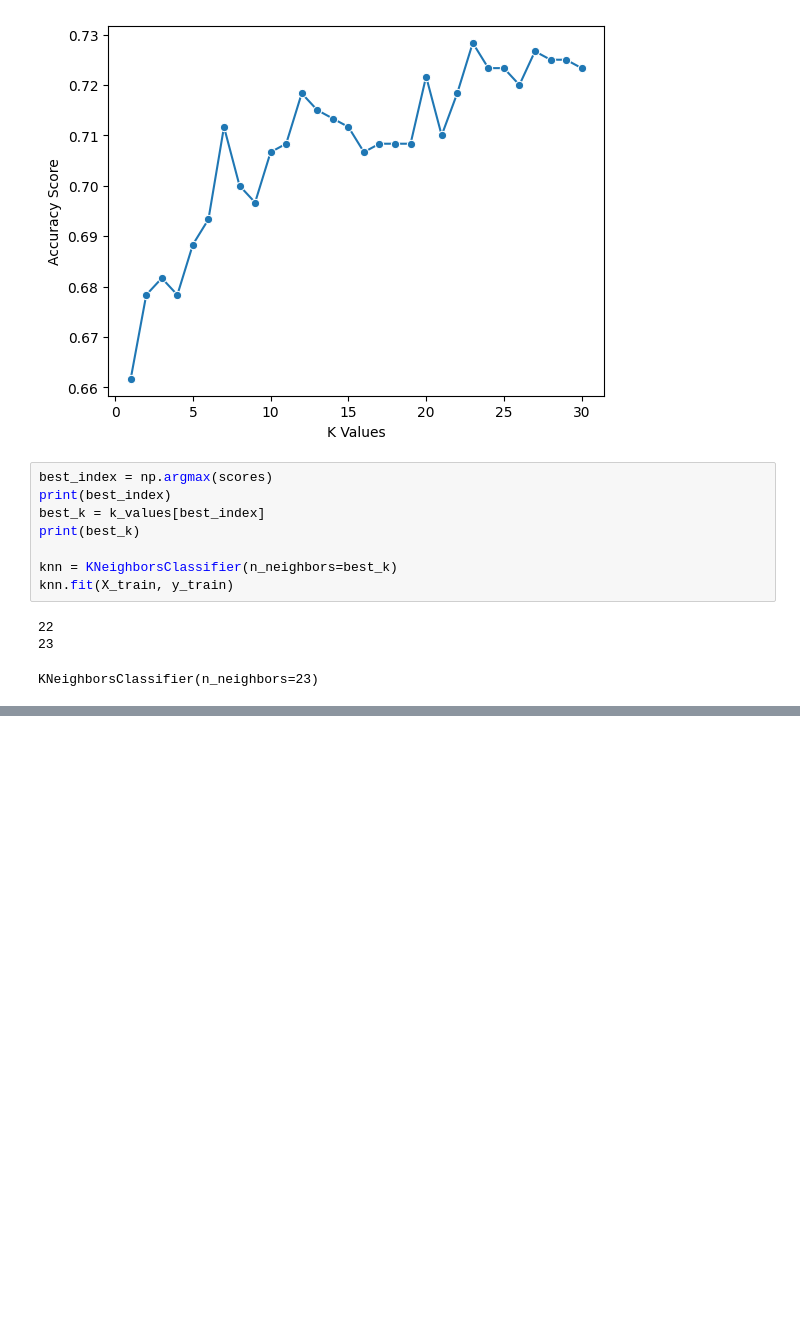
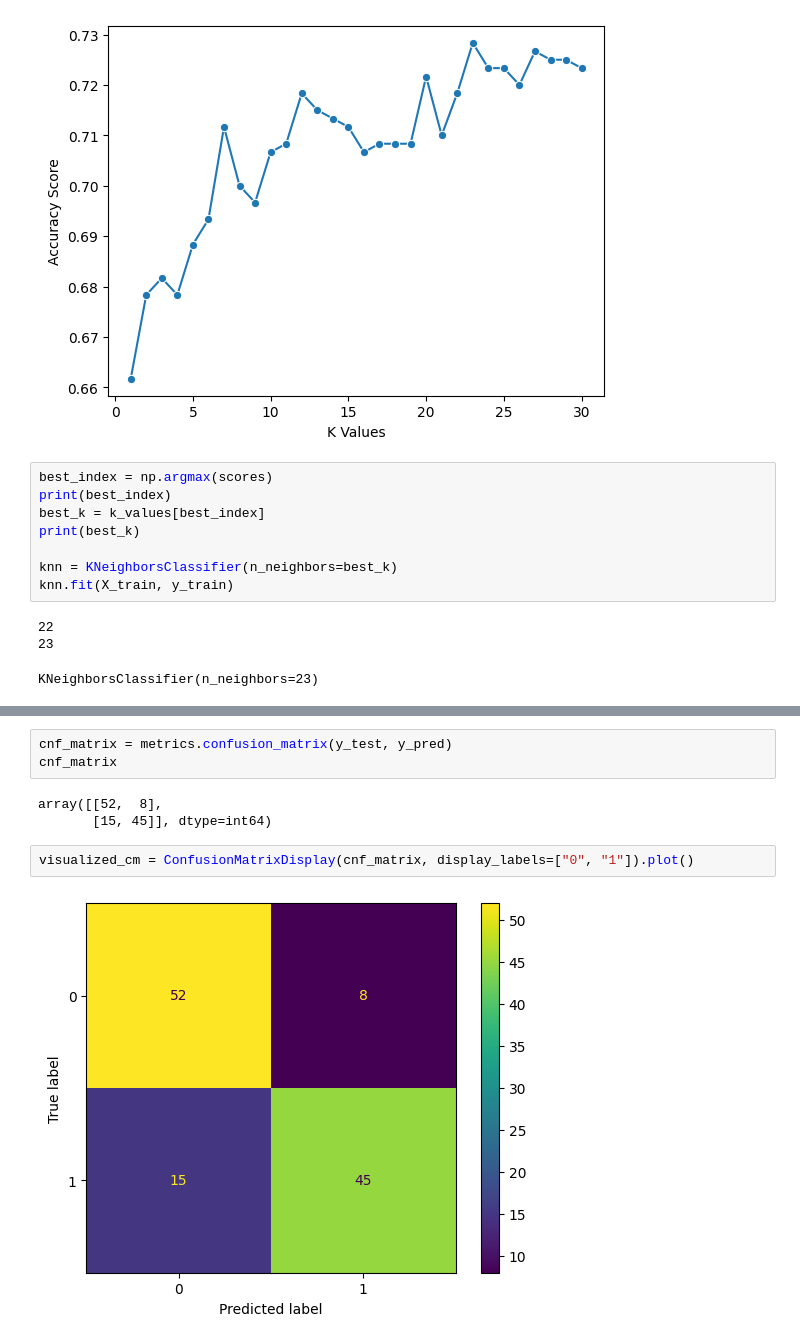
Before and after one commit to Phanuruj3146/KMITL, a Jupyter notebook: Year3/DataAnalysis/Lab9/KNN.ipynb, the cells around one changed output, grey strips where cells are left out. Saved outputs shown, nothing was run; the diff lists cells and outputs as text; blank space fills up the shorter version.

```diff
--- a/Year3/DataAnalysis/Lab9/KNN.ipynb
+++ b/Year3/DataAnalysis/Lab9/KNN.ipynb
@@ -95,0 +106,10 @@ Recall: 0.6
+# %%
+cnf_matrix = metrics.confusion_matrix(y_test, y_pred)
+cnf_matrix
+# %% [output]
+array([[52,  8],
+       [15, 45]], dtype=int64)
+# %%
+visualized_cm = ConfusionMatrixDisplay(cnf_matrix, display_labels=["0", "1"]).plot()
+# %% [output]
+[figure, added]
```
Also changed, not shown: parts of 3 cells of this notebook, 8 other files.
